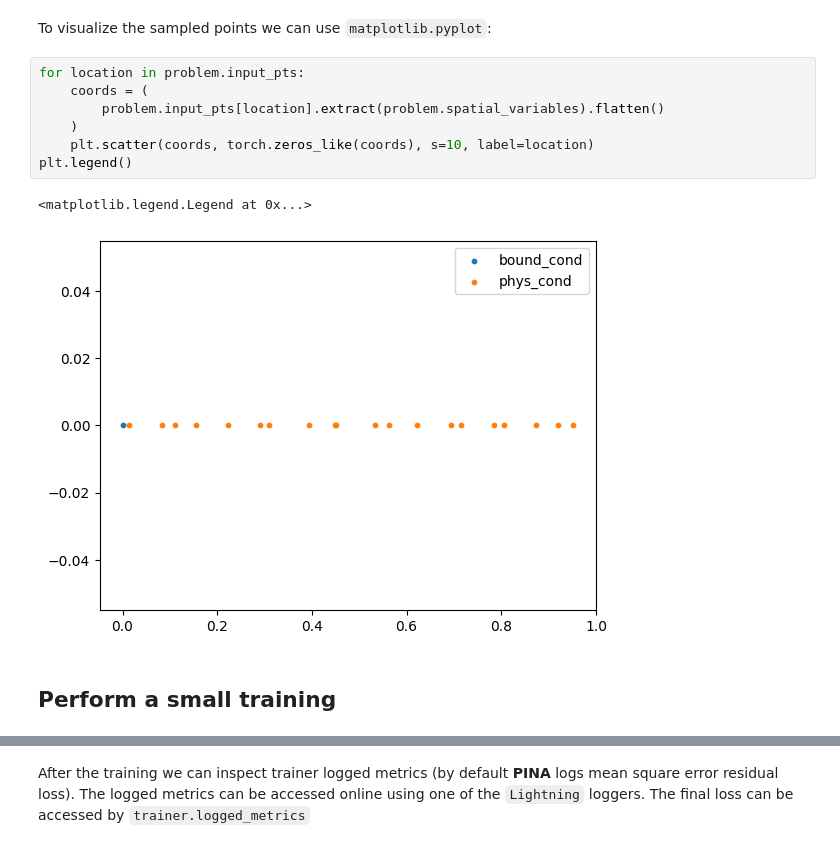
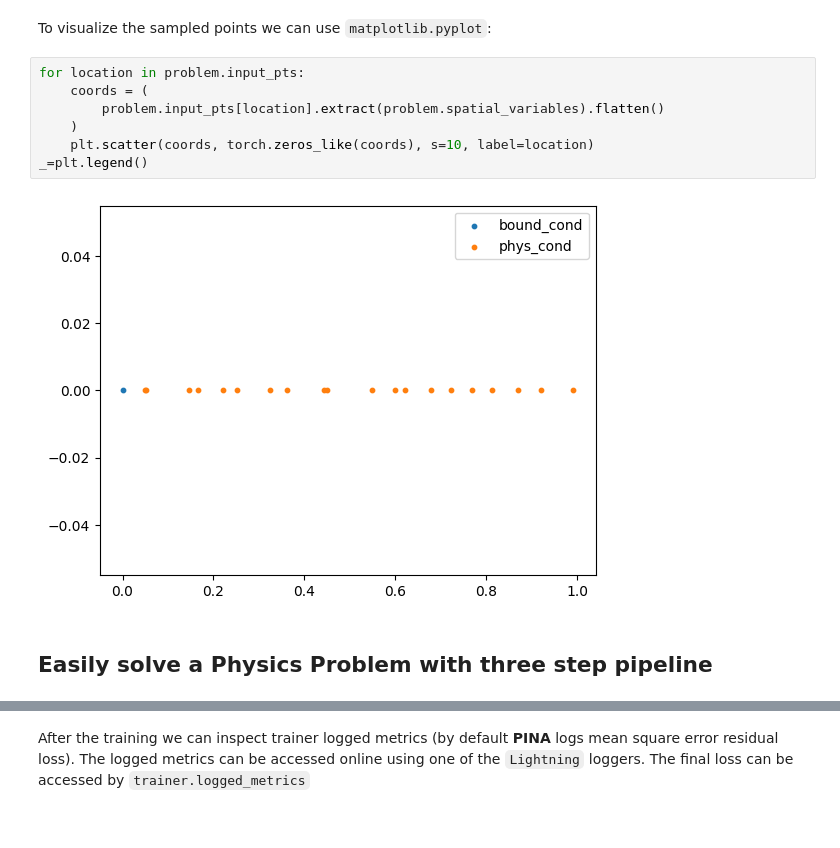
Before and after one commit to mathLab/PINA, a Jupyter notebook: tutorials/tutorial1/tutorial.ipynb, the cells around one changed output, grey strips where cells are left out. Saved outputs shown, nothing was run; the diff lists cells and outputs as text.

```diff
--- a/tutorials/tutorial1/tutorial.ipynb
+++ b/tutorials/tutorial1/tutorial.ipynb
@@ -186,13 +109,12 @@ To visualize the sampled points we can use `matplotlib.pyplot`:
 # %%
 for location in problem.input_pts:
     coords = (
         problem.input_pts[location].extract(problem.spatial_variables).flatten()
     )
     plt.scatter(coords, torch.zeros_like(coords), s=10, label=location)
-plt.legend()
+_=plt.legend()
 # %% [output]
-<matplotlib.legend.Legend at 0x...>
-[figure, old version]
+[figure, new version]
 # %% [markdown]
-## Perform a small training
+## Easily solve a Physics Problem with three step pipeline
 # %% [markdown]
```
Also changed, not shown: parts of 26 cells of this notebook, 44 other files.
